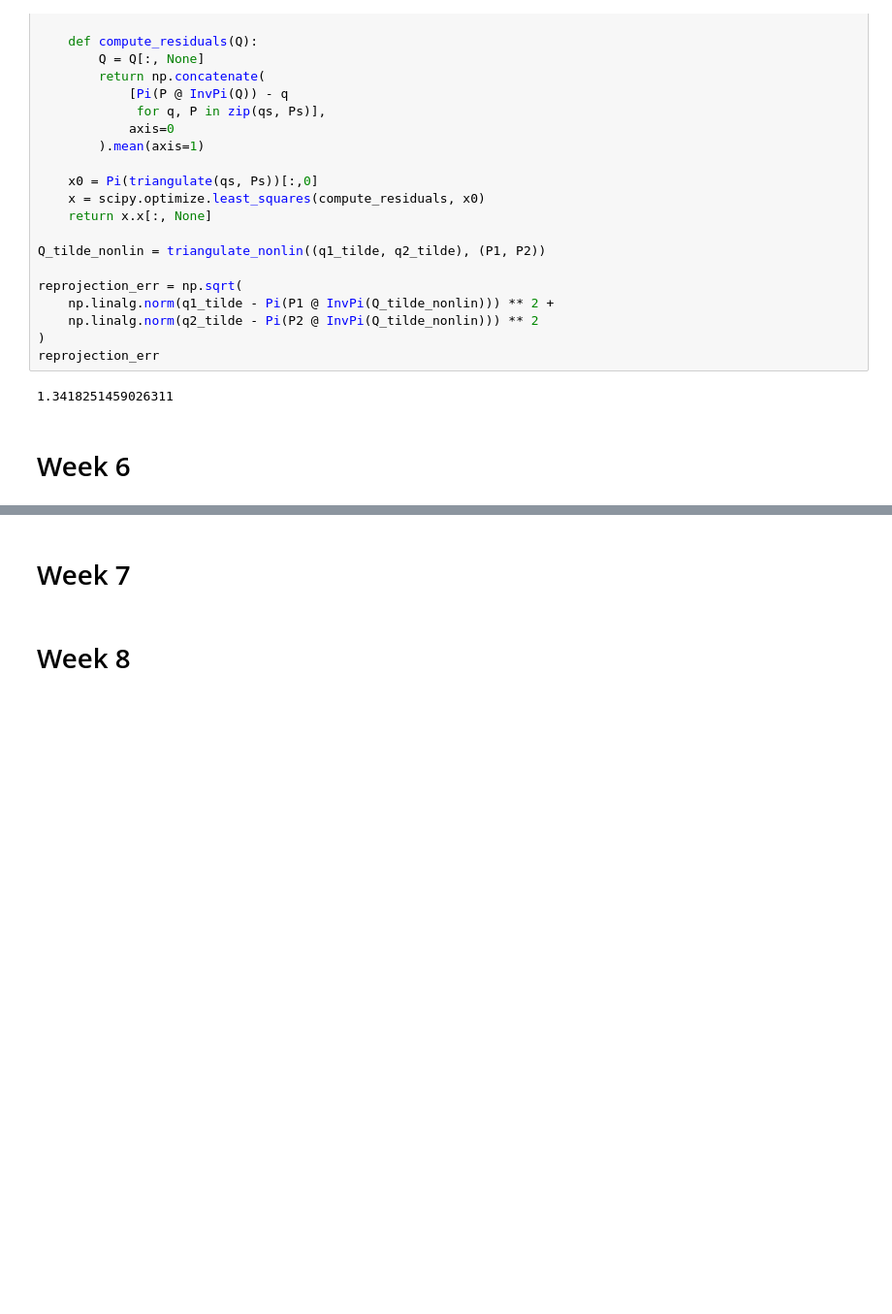
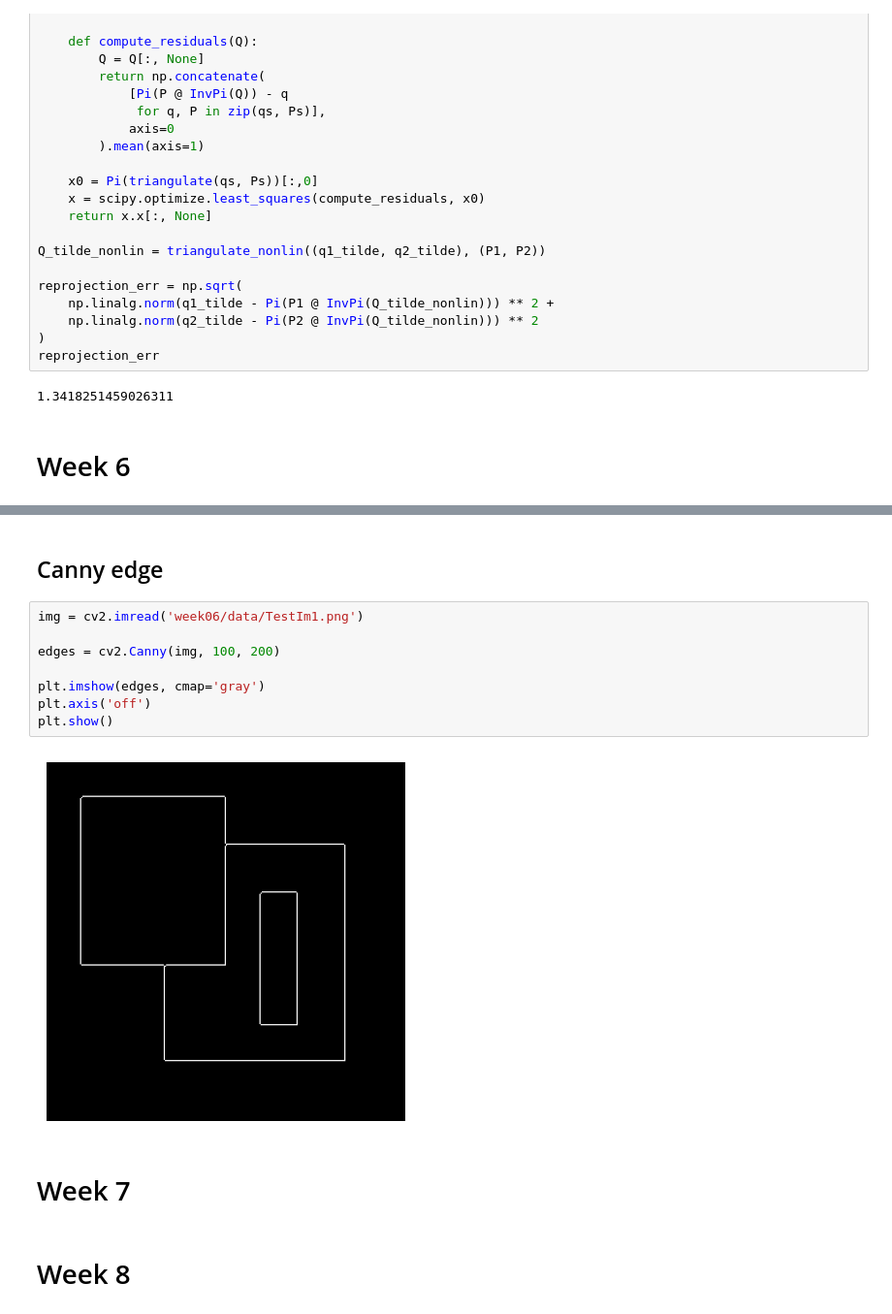
Before and after one commit to nielsenchristianole/cv_notes, a Jupyter notebook: excercises/work.ipynb, the cells around one changed output, grey strips where cells are left out. Shown at 97% size. Drawn from its saved outputs; the diff is of its cells as text; blank space fills up the shorter version.

```diff
--- a/excercises/work.ipynb
+++ b/excercises/work.ipynb
@@ -732,3 +856,15 @@ reprojection_err
+# %% [markdown]
+## Canny edge
+# %%
+img = cv2.imread('week06/data/TestIm1.png')
+
+edges = cv2.Canny(img, 100, 200)
+
+plt.imshow(edges, cmap='gray')
+plt.axis('off')
+plt.show()
+# %% [output]
+[figure, added]
 # %% [markdown]
 # Week 7
 # %% [markdown]
```
Also changed, not shown: parts of 4 cells of this notebook, 1 other file.
